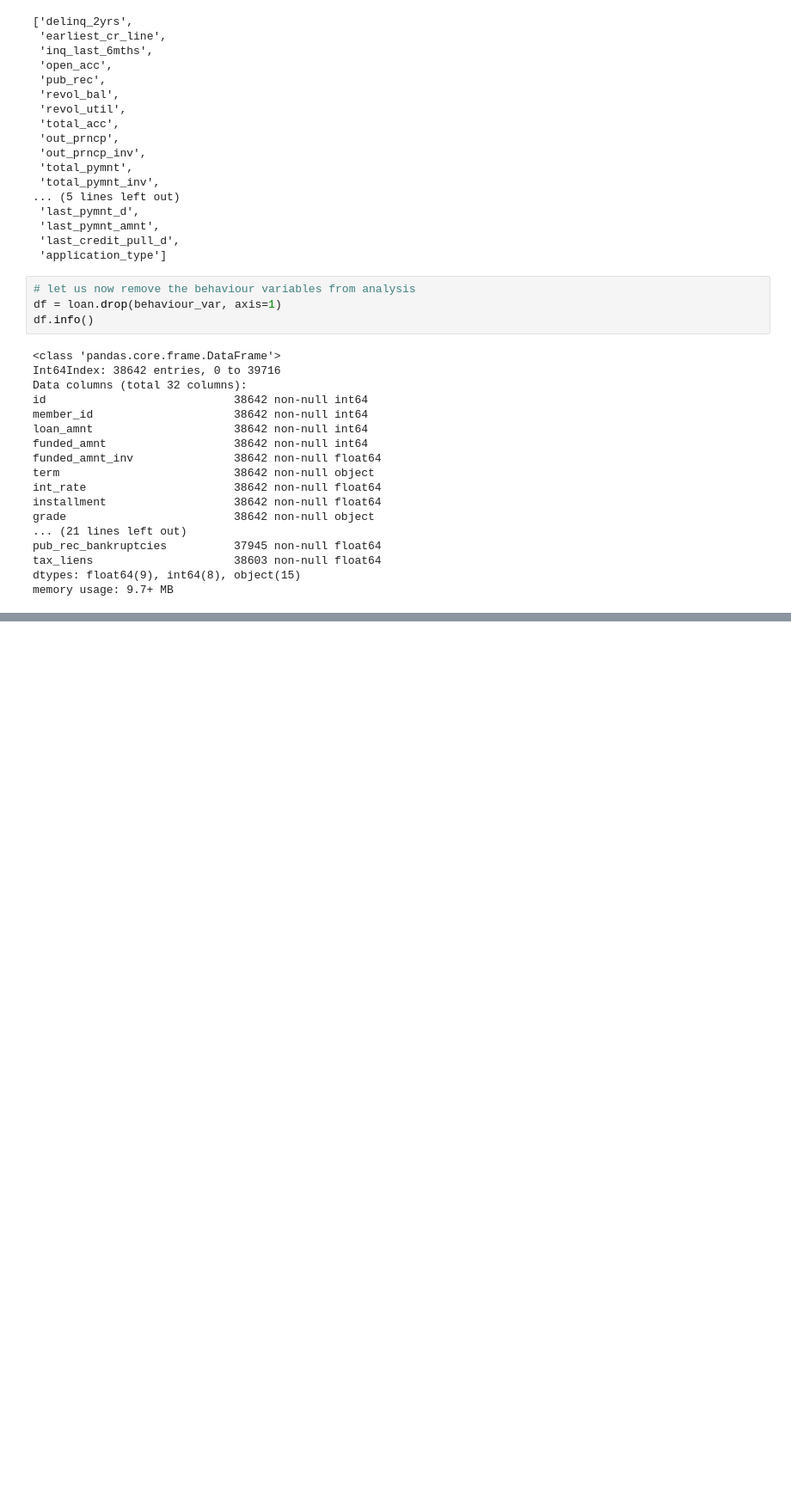
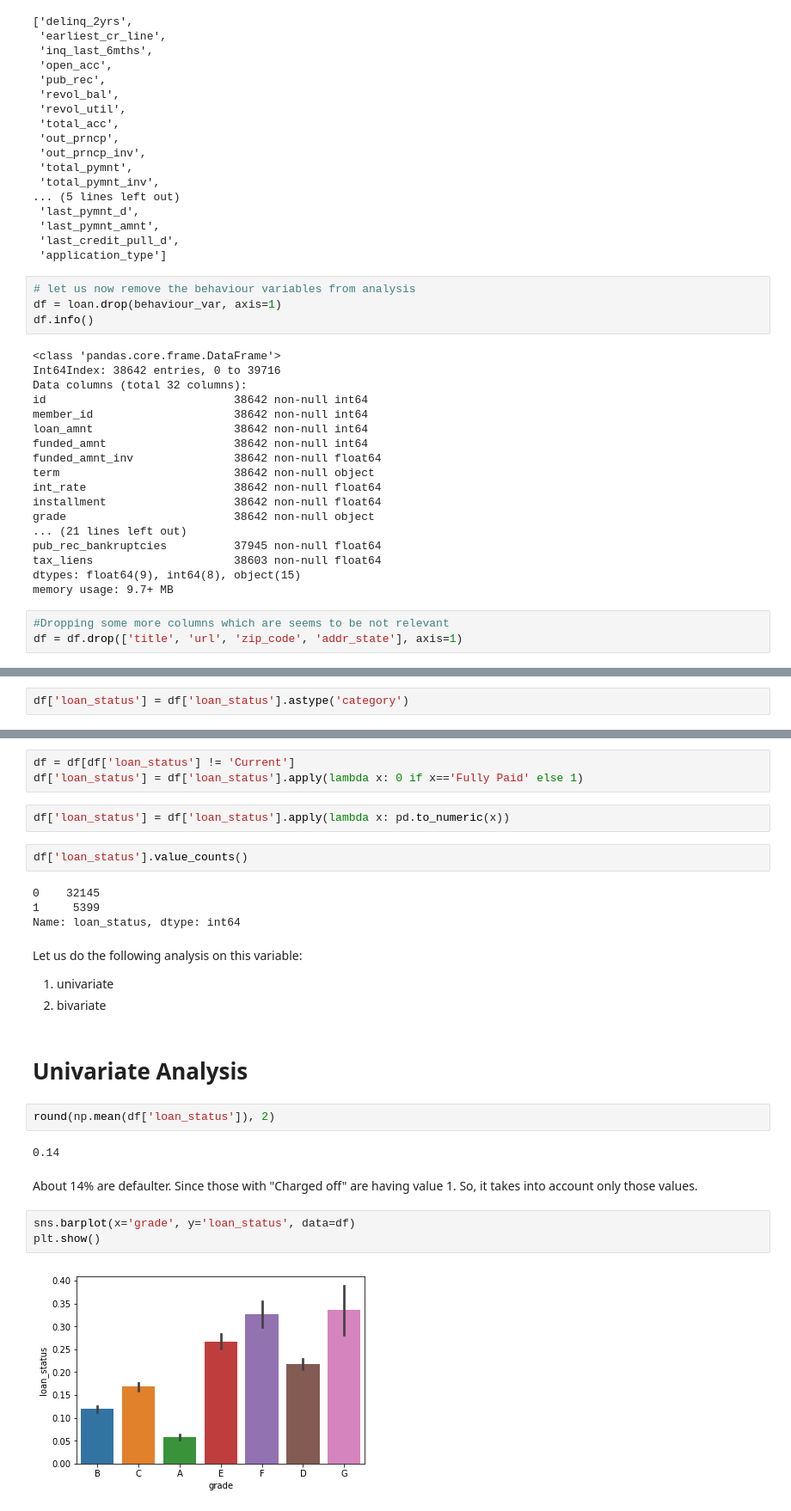
Before and after one commit to amnpandey/pgdml, a Jupyter notebook: LendingClub_assignment.ipynb, the cells around one changed output, grey strips where cells are left out. Shown at 86% size. Cells and saved outputs as stored; diff of their text form; blank space fills up the shorter version.

```diff
--- a/LendingClub_assignment.ipynb
+++ b/LendingClub_assignment.ipynb
@@ -418,3 +432,6 @@ pub_rec_bankruptcies          37945 non-null float64
 tax_liens                     38603 non-null float64
 dtypes: float64(9), int64(8), object(15)
 memory usage: 9.7+ MB
+# %%
+#Dropping some more columns which are seems to be not relevant
+df = df.drop(['title', 'url', 'zip_code', 'addr_state'], axis=1)
@@ -420,0 +440,2 @@ memory usage: 9.7+ MB
+# %%
+df['loan_status'] = df['loan_status'].astype('category')
@@ -420,0 +451,28 @@ memory usage: 9.7+ MB
+# %%
+df = df[df['loan_status'] != 'Current']
+df['loan_status'] = df['loan_status'].apply(lambda x: 0 if x=='Fully Paid' else 1)
+# %%
+df['loan_status'] = df['loan_status'].apply(lambda x: pd.to_numeric(x))
+# %%
+df['loan_status'].value_counts()
+# %% [output]
+0    32145
+1     5399
+Name: loan_status, dtype: int64
+# %% [markdown]
+Let us do the following analysis on this variable:
+1. univariate
+2. bivariate
+# %% [markdown]
+# Univariate Analysis
+# %%
+round(np.mean(df['loan_status']), 2)
+# %% [output]
+0.14
+# %% [markdown]
+About 14% are defaulter. Since those with "Charged off" are having value 1. So, it takes into account only those values.
+# %%
+sns.barplot(x='grade', y='loan_status', data=df)
+plt.show()
+# %% [output]
+[figure, added]
```
Also changed, not shown: parts of 36 cells of this notebook.
